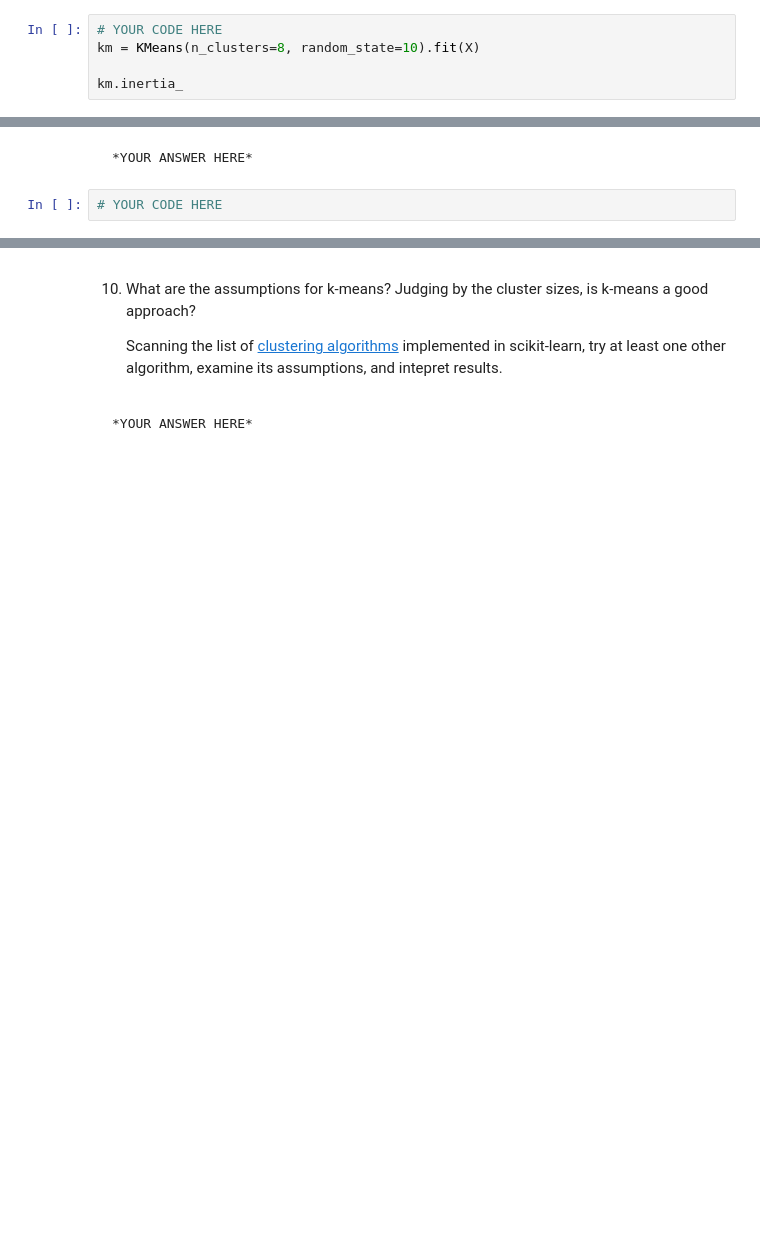
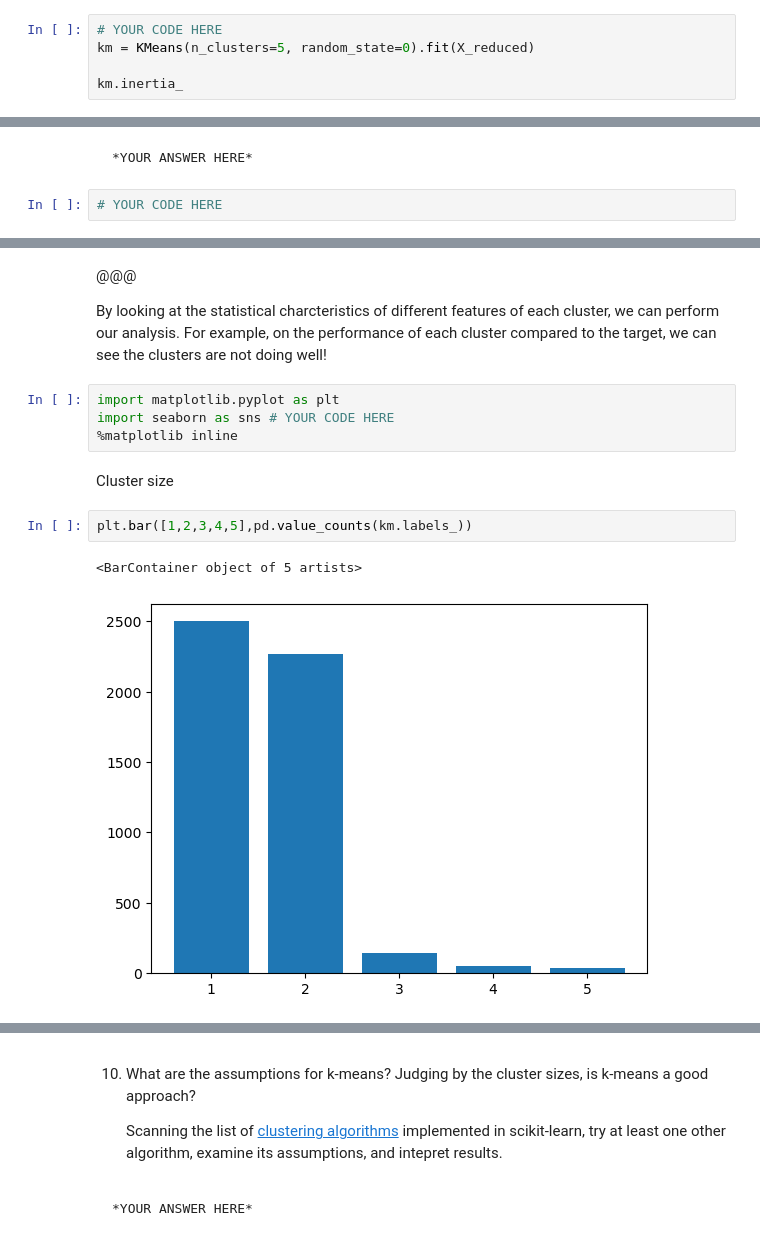
Before and after one commit to PedramPedram/MLE10, a Jupyter notebook: assignments/week-08-unsupervised-ml/nb/new-product-launch.ipynb, the cells around one changed output, grey strips where cells are left out. Cells and saved outputs as stored; diff of their text form; blank space fills up the shorter version.

```diff
--- a/assignments/week-08-unsupervised-ml/nb/new-product-launch.ipynb
+++ b/assignments/week-08-unsupervised-ml/nb/new-product-launch.ipynb
@@ -413,7 +425,7 @@ For n_clusters = 8 The average silhouette_score is : 0.21640290048928587
 6. Instantiate a k-means model using the number of cluster that you deem optimal, assign it to `km`, and fit on the reduced data.
 # %%
 # YOUR CODE HERE
-km = KMeans(n_clusters=8, random_state=10).fit(X)
+km = KMeans(n_clusters=5, random_state=0).fit(X_reduced)
 
 km.inertia_
 # %% [output]
@@ -493,0 +493,15 @@ By looking at the statistical charcteristics of different features of each clust
+# %% [markdown]
+@@@
+
+By looking at the statistical charcteristics of different features of each cluster, we can perform our analysis. For example, on the performance of each cluster compared to the target, we can see the clusters are not doing well!
+# %%
+import matplotlib.pyplot as plt
+import seaborn as sns # YOUR CODE HERE
+%matplotlib inline
+# %% [markdown]
+Cluster size
+# %%
+plt.bar([1,2,3,4,5],pd.value_counts(km.labels_))
+# %% [output]
+<BarContainer object of 5 artists>
+[figure, added]
```
Also changed, not shown: parts of 82 cells of this notebook.
